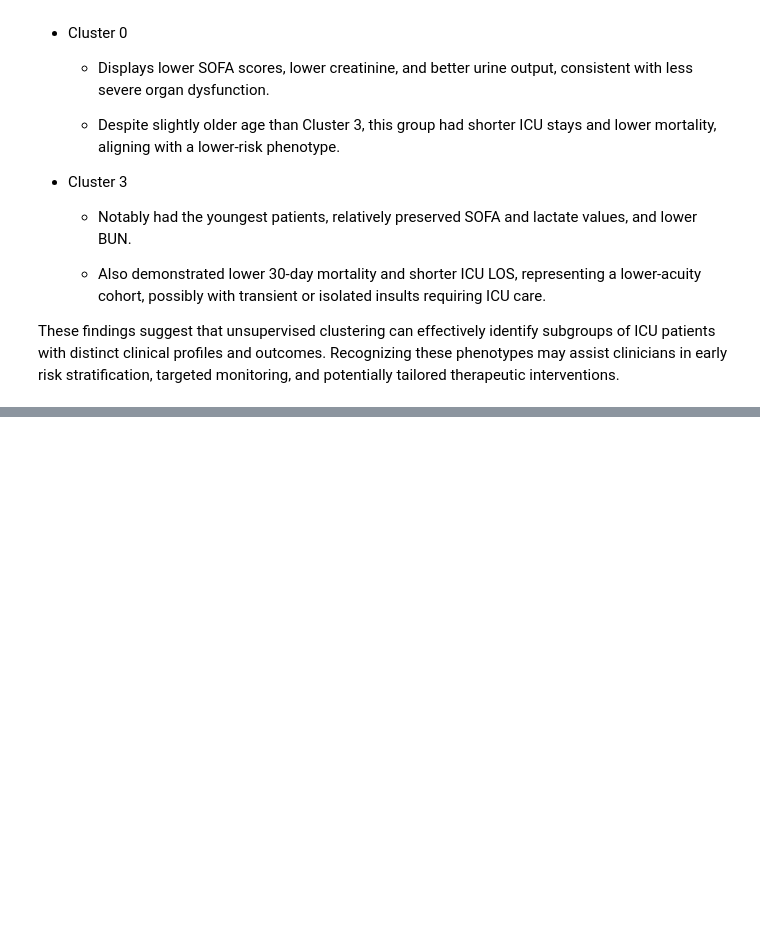
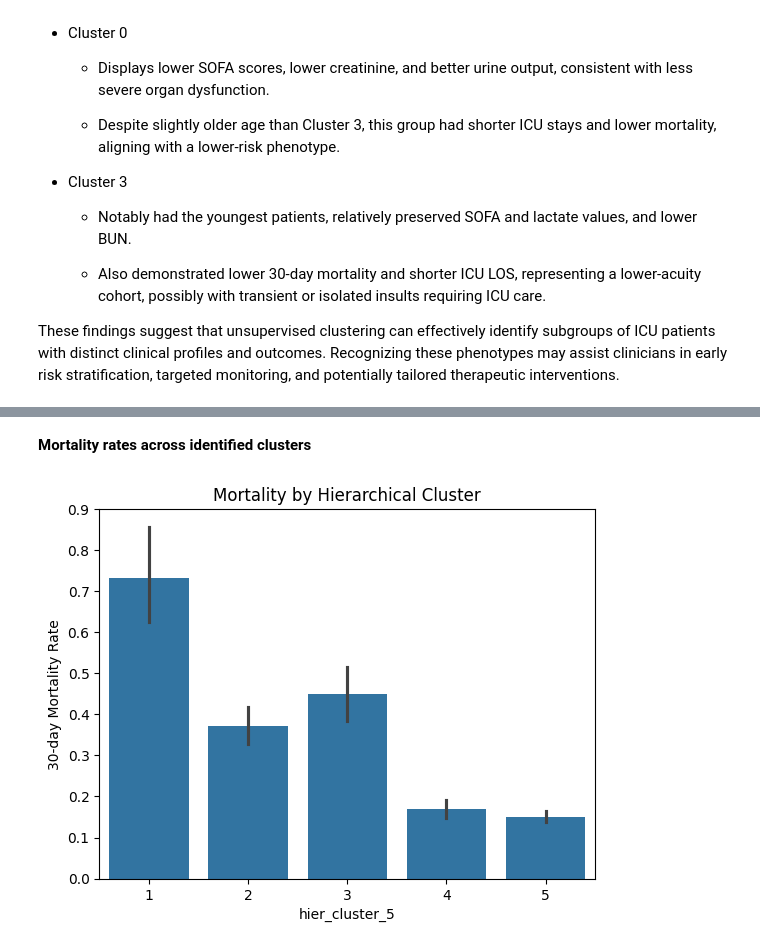
Before and after one commit to Edenshmuel/MIMIC_ICU_Prediction_and_Clustering, a Jupyter notebook: Clustering.ipynb, the cells around one changed output, grey strips where cells are left out. Cells and saved outputs as stored; diff of their text form; code cells hidden in the pictures; blank space fills up the shorter version.

```diff
--- a/Clustering.ipynb
+++ b/Clustering.ipynb
@@ -609,0 +737,9 @@ These findings suggest that unsupervised clustering can effectively identify sub
+# %% [markdown]
+**Mortality rates across identified clusters**
+# %%
+sns.barplot(x='hier_cluster_5', y='thirtyday_expire_flag', data=X_cluster_df_hierarchical)
+plt.ylabel('30-day Mortality Rate')
+plt.title('Mortality by Hierarchical Cluster')
+plt.show()
+# %% [output]
+[figure, added]
```
Also changed, not shown: parts of 80 cells of this notebook.
